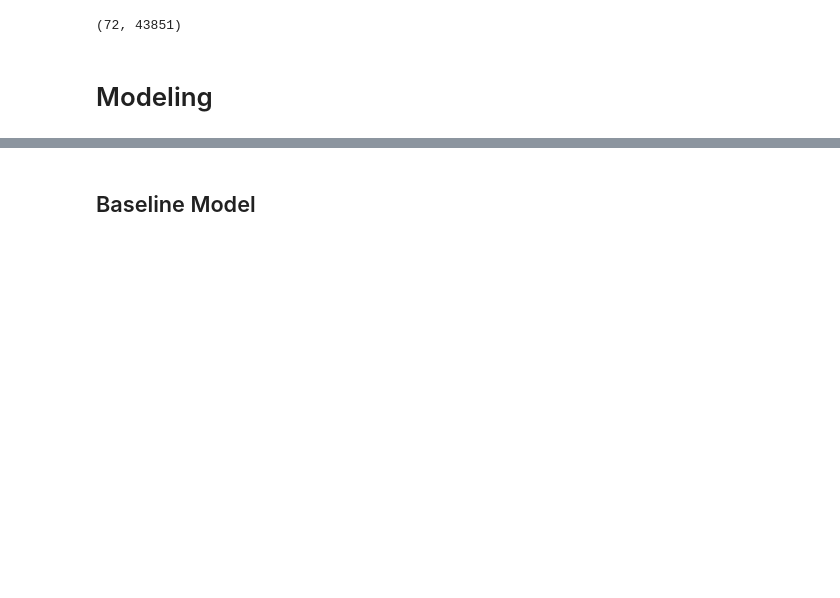
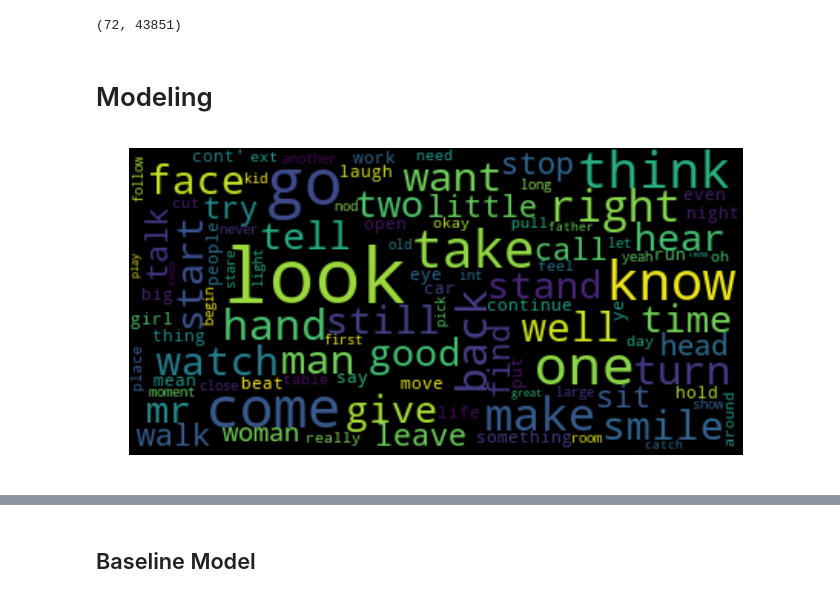
Before and after one commit to Yee-Brian21/Movie-scripts-classifier, a Jupyter notebook: Notebooks/Script-Models.ipynb, the cells around one changed output, grey strips where cells are left out. Cells and saved outputs as stored; diff of their text form; code cells hidden in the pictures; blank space fills up the shorter version.

Commit message:
word clouds

```diff
--- a/Notebooks/Script-Models.ipynb
+++ b/Notebooks/Script-Models.ipynb
@@ -271,3 +274,19 @@ from sklearn.ensemble import RandomForestClassifier
 from sklearn.datasets import make_classification
 from sklearn.metrics import confusion_matrix
 from sklearn.metrics import accuracy_score, precision_score, recall_score, f1_score
+# %%
+def wordcloud1(text):
+    wordcloud = WordCloud(max_font_size=50, max_words=100,
+                          background_color="black").generate(text)
+    plt.figure(figsize = (11, 11), facecolor = None)
+    plt.imshow(wordcloud, interpolation='bilinear')
+    plt.axis("off")
+    plt.show()
+# %%
+text_romance = " ".join(X_train_blobbed[0:92])
+text_horror = " ".join(X_train_blobbed[92:184])
+text_fantasy = " ".join(X_train_blobbed[184:])
+# %%
+ wordcloud1(text_romance)
+# %% [output]
+[figure, added]
```
Also changed, not shown: parts of 11 cells of this notebook.
